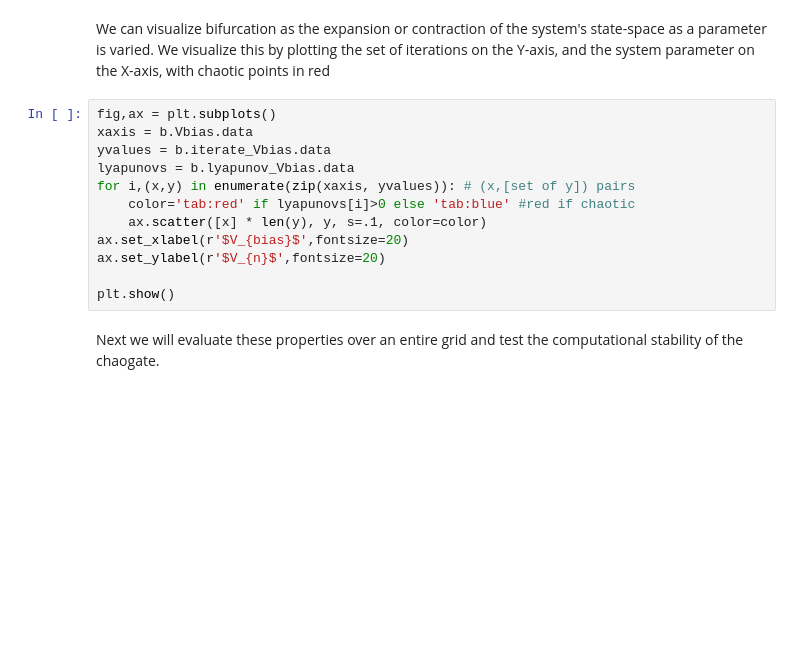
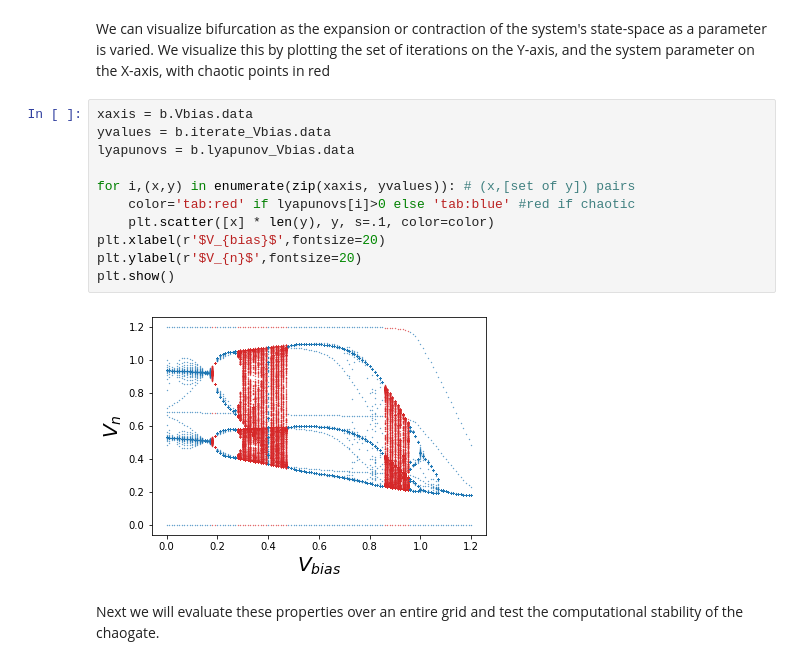
Before and after one commit to Noeloikeau/chaogate, a Jupyter notebook: 00_core.ipynb, the cells around one changed output. Cells and saved outputs as stored; diff of their text form; blank space fills up the shorter version.

```diff
--- a/00_core.ipynb
+++ b/00_core.ipynb
@@ -704,17 +730,18 @@ print_xar(b)
 # %% [markdown]
 We can visualize bifurcation as the expansion or contraction of the system's state-space as a parameter is varied. We visualize this by plotting the set of iterations on the Y-axis, and the system parameter on the X-axis, with chaotic points in red
 # %%
-fig,ax = plt.subplots()
 xaxis = b.Vbias.data
 yvalues = b.iterate_Vbias.data
 lyapunovs = b.lyapunov_Vbias.data
+
 for i,(x,y) in enumerate(zip(xaxis, yvalues)): # (x,[set of y]) pairs
     color='tab:red' if lyapunovs[i]>0 else 'tab:blue' #red if chaotic
-    ax.scatter([x] * len(y), y, s=.1, color=color)
-ax.set_xlabel(r'$V_{bias}$',fontsize=20)
-ax.set_ylabel(r'$V_{n}$',fontsize=20)
-
+    plt.scatter([x] * len(y), y, s=.1, color=color)
+plt.xlabel(r'$V_{bias}$',fontsize=20)
+plt.ylabel(r'$V_{n}$',fontsize=20)
 plt.show()
+# %% [output]
+[figure, added]
 # %% [markdown]
 Next we will evaluate these properties over an entire grid and test the computational stability of the chaogate.
 # %%
```
Also changed, not shown: parts of 12 cells of this notebook, 1 other file.
